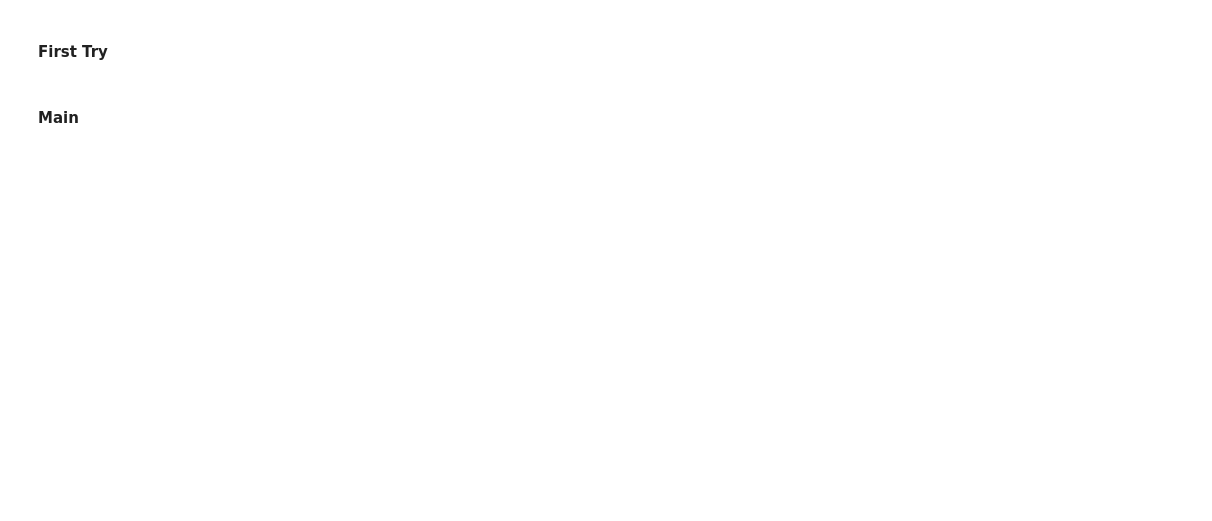
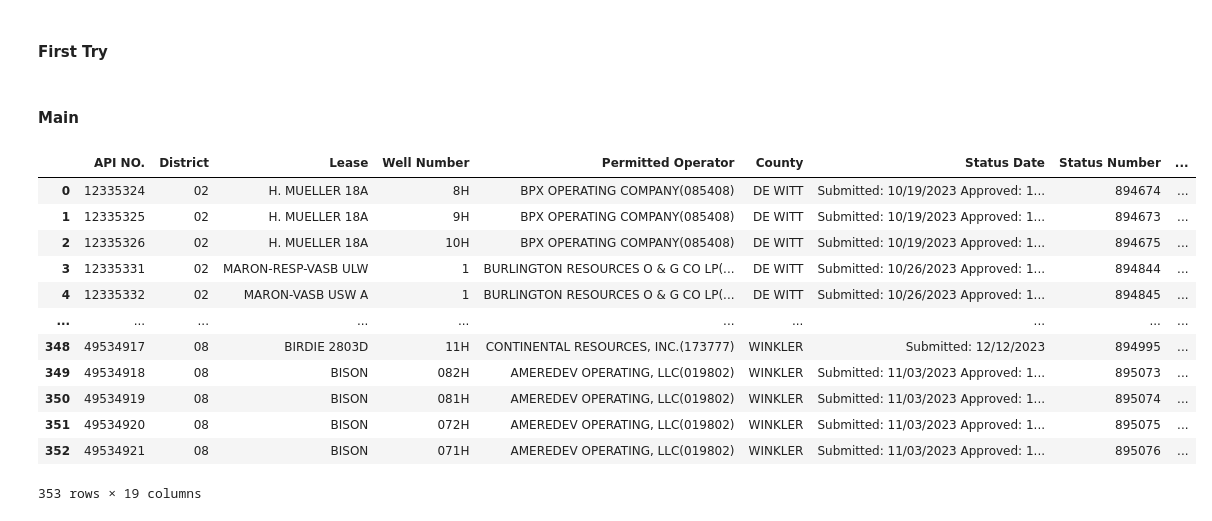
Before and after one commit to apoorvasaxena03/RRC, a Jupyter notebook: notebook/rrc_scraper.ipynb, the cells around one changed output. Drawn from its saved outputs; the diff is of its cells as text; code cells hidden in the pictures; blank space fills up the shorter version.

```diff
--- a/notebook/rrc_scraper.ipynb
+++ b/notebook/rrc_scraper.ipynb
@@ -55,7 +47,7 @@ def payload(api):
     Parameters
     ----------
     api : TYPE, int
-        DESCRIPTION. Strips API of initial '42'.
+        DESCRIPTION. 10 digit API. Strips API of initial '42'.
 
     Returns
     -------
@@ -88,11 +80,12 @@ def get_data_DrillingPermitQuery(req_url,headers,payload):
     """
     try:
         with requests.session() as s:
+            s.verify = False
             res_get = s.get(url=req_url,headers=headers,verify=False)
 
             if res_get.status_code == 200:
                 cookies = res_get.cookies
-                res_post = s.post(url=query_url,data=payload,cookies=cookies,headers=headers)
+                res_post = s.post(url=query_url,data=payload,cookies=cookies,headers=headers,verify=False)
 
                 return res_post
 
@@ -147,6 +140,7 @@ def get_data_W1_Form(url_href):
     """
 
     with requests.session() as s:
+        s.verify = False
         res_get = s.get(url=url_href,headers=get_headers(),verify=False)
 
     return res_get
@@ -181,6 +175,7 @@ def parse_W1_Form(get_resp):
 #### Main
 # %%
 api_list = df_api['API_10'].tolist()
+# api_list = df_api['API_10'].loc[[5]].tolist()
 
 dfs_main = []
 dfs_edit = []
@@ -206,6 +201,20 @@ for idx, api in enumerate(api_list):
     dfs_edit.append(df_edit_merge_with_w1)
     dfs_main.append(df_mainPage)
 
-    time.sleep(2)
+    # time.sleep(1)
 # %%
-pd.concat(dfs_edit).reset_index(drop=True).to_excel("Results_W1.xlsx",index=False)
+pd.concat(dfs_edit).reset_index(drop=True)
+# %% [output]
+|  | API NO. | District | Lease | Well Number | Permitted Operator | County | Status Date | Status Number | ... |
+| 0 | 12335324 | 02 | H. MUELLER 18A | 8H | BPX OPERATING COMPANY(085408) | DE WITT | Submitted: 10/19/2023 Approved: 1... | 894674 | ... |
+| 1 | 12335325 | 02 | H. MUELLER 18A | 9H | BPX OPERATING COMPANY(085408) | DE WITT | Submitted: 10/19/2023 Approved: 1... | 894673 | ... |
+| 2 | 12335326 | 02 | H. MUELLER 18A | 10H | BPX OPERATING COMPANY(085408) | DE WITT | Submitted: 10/19/2023 Approved: 1... | 894675 | ... |
+| 3 | 12335331 | 02 | MARON-RESP-VASB ULW | 1 | BURLINGTON RESOURCES O & G CO LP(... | DE WITT | Submitted: 10/26/2023 Approved: 1... | 894844 | ... |
+| 4 | 12335332 | 02 | MARON-VASB USW A | 1 | BURLINGTON RESOURCES O & G CO LP(... | DE WITT | Submitted: 10/26/2023 Approved: 1... | 894845 | ... |
+| ... | ... | ... | ... | ... | ... | ... | ... | ... | ... |
+| 348 | 49534917 | 08 | BIRDIE 2803D | 11H | CONTINENTAL RESOURCES, INC.(173777) | WINKLER | Submitted: 12/12/2023 | 894995 | ... |
+| 349 | 49534918 | 08 | BISON | 082H | AMEREDEV OPERATING, LLC(019802) | WINKLER | Submitted: 11/03/2023 Approved: 1... | 895073 | ... |
+| 350 | 49534919 | 08 | BISON | 081H | AMEREDEV OPERATING, LLC(019802) | WINKLER | Submitted: 11/03/2023 Approved: 1... | 895074 | ... |
+| 351 | 49534920 | 08 | BISON | 072H | AMEREDEV OPERATING, LLC(019802) | WINKLER | Submitted: 11/03/2023 Approved: 1... | 895075 | ... |
+| 352 | 49534921 | 08 | BISON | 071H | AMEREDEV OPERATING, LLC(019802) | WINKLER | Submitted: 11/03/2023 Approved: 1... | 895076 | ... |
+353 rows × 19 columns
```
Also changed, not shown: parts of 6 cells of this notebook, 1 other file.
